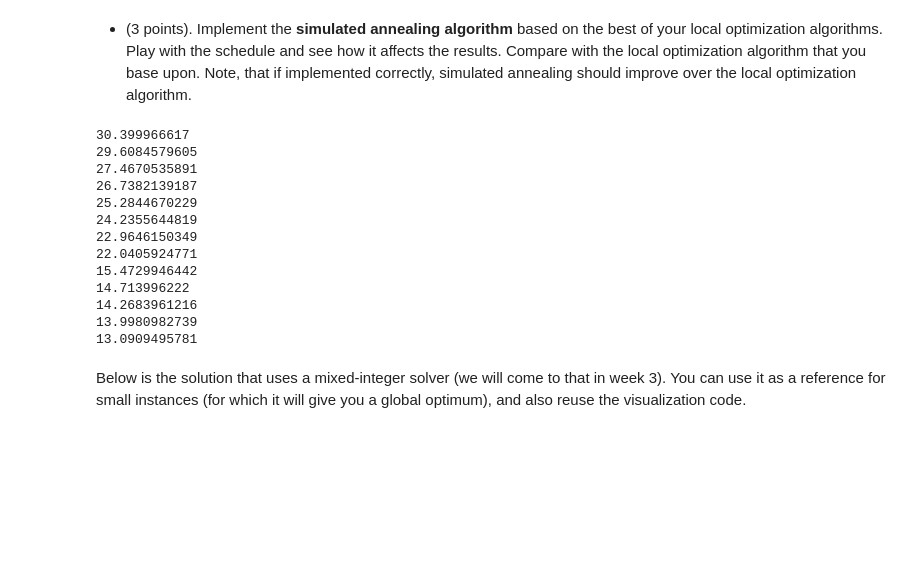
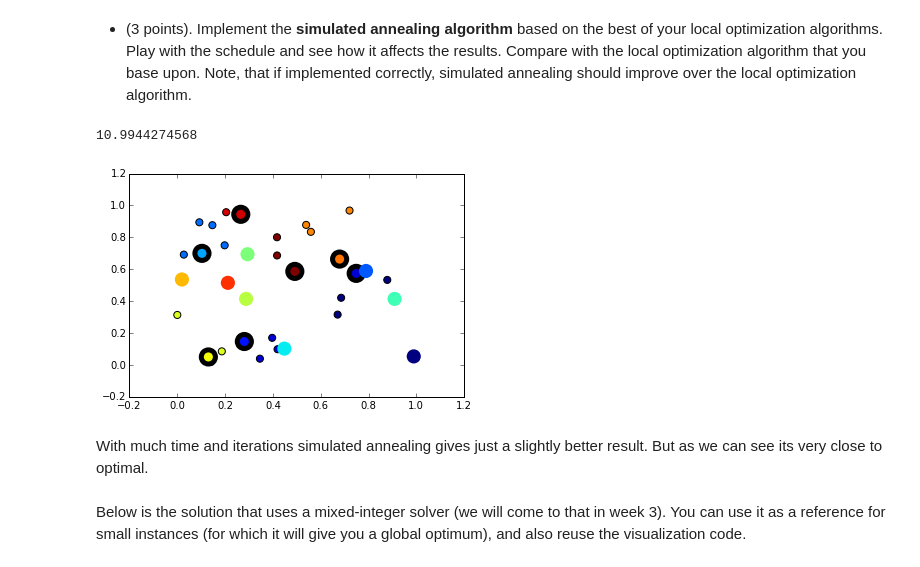
Before and after one commit to ivanovak/SK_OM2015, a Jupyter notebook: Assignment1/task_1.ipynb, the cells around one changed output. Cells and saved outputs as stored; diff of their text form; code cells hidden in the pictures; blank space fills up the shorter version.

Commit message:
Add annealing bugfix

```diff
--- a/Assignment1/task_1.ipynb
+++ b/Assignment1/task_1.ipynb
@@ -200,11 +231,11 @@ Move:  9.10830720056
 # %% [markdown]
 * (3 points). Implement the **simulated annealing algorithm** based on the best of your local optimization algorithms. Play with the schedule and see how it affects the results. Compare with the local optimization algorithm that you base upon. Note, that if implemented correctly, simulated annealing should improve over the local optimization algorithm.
 # %%
-# annealing algorithm implementation
+# simulated annealing algorithm implementation
 
 np.random.seed(1)
 
-def get_neighborhood(x, capacities_left):
+def get_neighborhood(x, places_left):
     orig_x = x.copy()
 
     # list of tripples (state, transfered from, transfered to)
@@ -213,7 +244,7 @@ def get_neighborhood(x, capacities_left):
 
     # first add all swaps
     for i in xrange(C):
-        for j in xrange(C):
+        for j in xrange(i + 1, C):
             t = x[i]
             x[i] = x[j]
             x[j] = t
@@ -222,59 +253,50 @@ def get_neighborhood(x, capacities_left):
 
             t = x[i]
             x[i] = x[j]
             x[j] = t
 
     # now add all single person transitions
-    from_fc = to_fc = -1
-
     for i in xrange(C):
         for j in xrange(F):
-            if capacities_left[j] > 0:
+            if places_left[j] > 0 and not (x[i] == j):
                 x[i] = j
                 res.append((x.copy(), orig_x[i], j))
-                x = orig_x
+                x[i] = orig_x[i]
 
     return res
 
-x, capacities_left = get_init_x()
-bestx = 0; bestf = 1e10; T = 100.; mp = 0.999
-MAX_ITER = 100
+x, places_left = get_init_x()
+bestx = x; bestf = 1e10; T = 10000.; mp = 0.999
+MAX_ITER = 50000
 niter = 0
 
 while niter < MAX_ITER:
-    nh = get_neighborhood(x, capacities_left)
+    nh = get_neighborhood(x, places_left)
     y = nh[np.random.randint(0, len(nh))]
-
-    if y[1] >= 0:
-        capacities_left[y[1]] += 1
-        capacities_left[y[2]] -= 1
 
     dE = cost(y[0]) - cost(x)
 
     if np.exp(-dE / T) > np.random.rand():
+        if y[1] >= 0:
+            places_left[y[1]] += 1
+            places_left[y[2]] -= 1
+
         x = y[0]
 
         if cost(x) < bestf:
             bestx = x
             bestf = cost(x)
-            print bestf
 
     T *= mp
     niter += 1
+
+print bestf
+plot_x(bestx)
 # %% [output]
-30.399966617
-29.6084579605
-27.4670535891
-26.7382139187
-25.2844670229
-24.2355644819
-22.9646150349
-22.0405924771
-15.4729946442
-14.713996222
-14.2683961216
-13.9980982739
-13.0909495781
+10.9944274568
+[figure, added]
+# %% [markdown]
+With much time and iterations simulated annealing gives just a slightly better result. But as we can see its very close to optimal.
 # %% [markdown]
 Below is the solution that uses a mixed-integer solver (we will come to that in week 3). You can use it as a reference for small instances (for which it will give you a global optimum), and also reuse the visualization code.
 # %%
```
Also changed, not shown: parts of 4 cells of this notebook.
